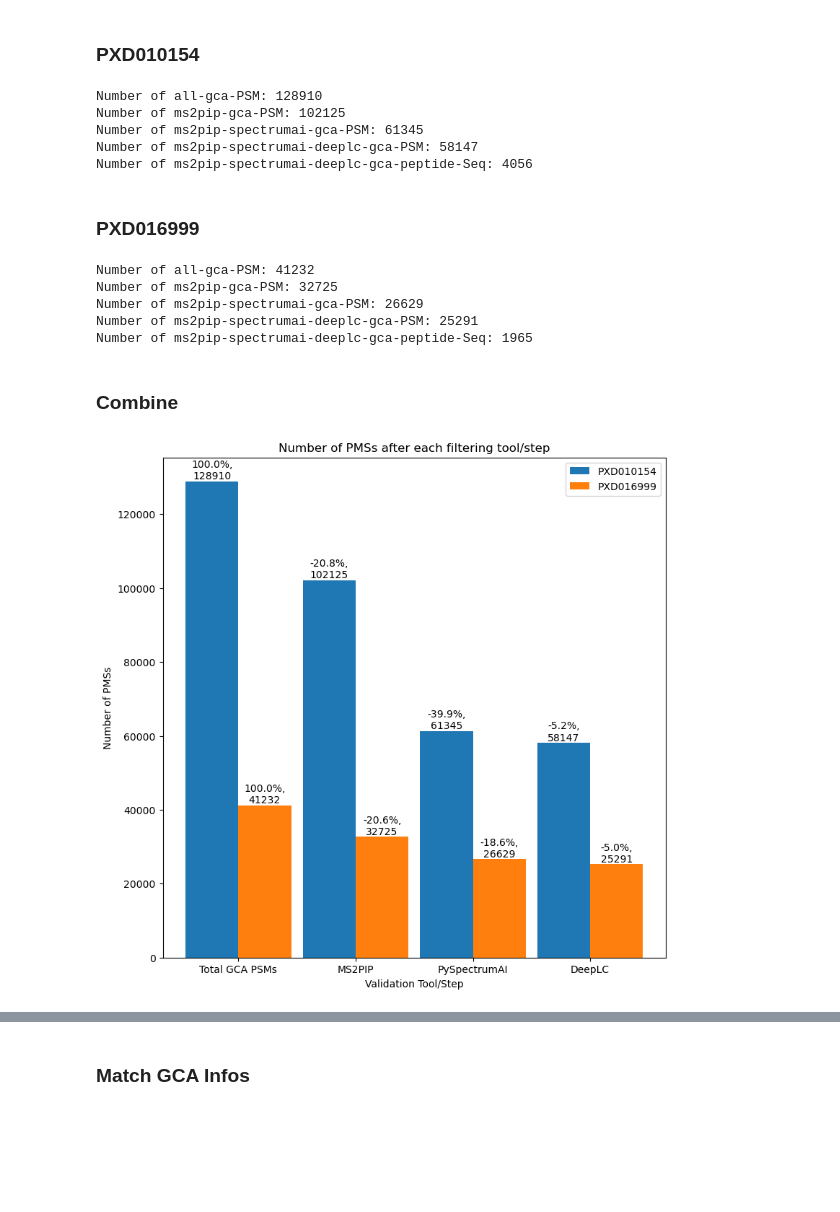
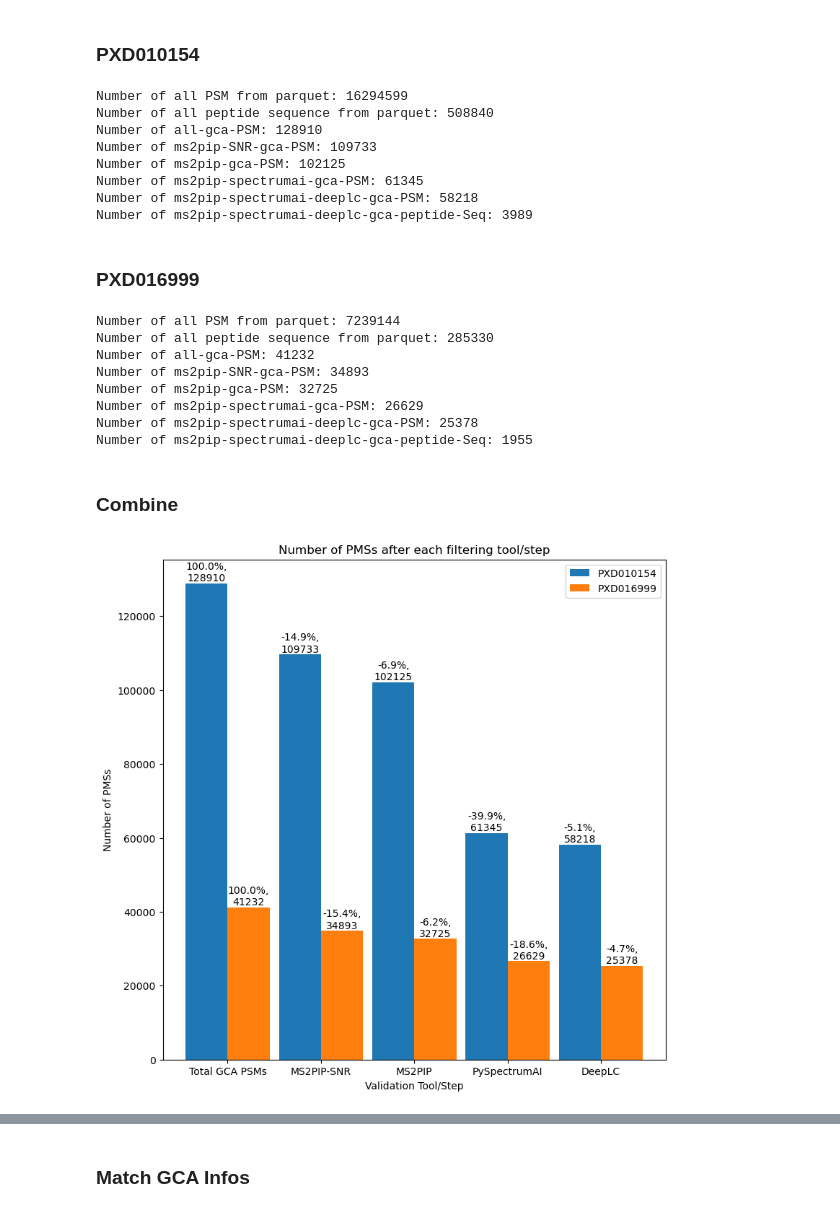
Before and after one commit to bigbio/pgt-pangenome, a Jupyter notebook: count.ipynb, the cells around one changed output, grey strips where cells are left out. Drawn from its saved outputs; the diff is of its cells as text; code cells hidden in the pictures; blank space fills up the shorter version.

```diff
--- a/count.ipynb
+++ b/count.ipynb
@@ -28,8 +74,15 @@ def get_gca_usi_number_from_spectrumai(file):
 # %% [markdown]
 ### PXD010154
 # %%
+all_number_from_parquet1 = get_all_number_from_parquet("PXD010154/sdrf_parquet/PXD010154-1de73bcb-ee3e-4d19-9d8d-da72f11d5fac.psm.parquet", False)
+print("Number of all PSM from parquet: {}".format(all_number_from_parquet1[0]))
+print("Number of all peptide sequence from parquet: {}".format(all_number_from_parquet1[1]))
+
 all_gca_number1 = get_gca_usi_number("PXD010154/to-ms2pip-snr-tables/gca_peptides_for_deeplc.csv.gz")
 print("Number of all-gca-PSM: {}".format(all_gca_number1))
+
+ms2pip_SNR_gca_number1 = get_SNR_number("PXD010154/to-ms2pip-snr-tables/gca_peptides_for_deeplc_ms2pip.csv.gz", 3.52, 15.27)
+print("Number of ms2pip-SNR-gca-PSM: {}".format(ms2pip_SNR_gca_number1))
 
 ms2pip_gca_number1 = get_gca_usi_number("PXD010154/to-ms2pip-snr-tables/gca_peptides_for_deeplc_ms2pip_filtered.csv.gz")
 print("Number of ms2pip-gca-PSM: {}".format(ms2pip_gca_number1))
@@ -43,16 +96,27 @@ print("Number of ms2pip-spectrumai-deeplc-gca-PSM: {}".format(ms2pip_spectrumai_
 ms2pip_spectrumai_deeplc_gca_seq_number1 = get_gca_seq_number("PXD010154/deeplc-tables/PXD010154_deeplc_filtered_95perc.csv.gz")
 print("Number of ms2pip-spectrumai-deeplc-gca-peptide-Seq: {}".format(ms2pip_spectrumai_deeplc_gca_seq_number1))
 # %% [output]
+Number of all PSM from parquet: 16294599
+Number of all peptide sequence from parquet: 508840
 Number of all-gca-PSM: 128910
+Number of ms2pip-SNR-gca-PSM: 109733
 Number of ms2pip-gca-PSM: 102125
 Number of ms2pip-spectrumai-gca-PSM: 61345
-Number of ms2pip-spectrumai-deeplc-gca-PSM: 58147
-Number of ms2pip-spectrumai-deeplc-gca-peptide-Seq: 4056
+Number of ms2pip-spectrumai-deeplc-gca-PSM: 58218
+Number of ms2pip-spectrumai-deeplc-gca-peptide-Seq: 3989
 # %% [markdown]
 ### PXD016999
 # %%
+all_number_from_parquet2 = get_all_number_from_parquet("PXD016999/sdrf_parquet/PXD016999-first-instrument-8b005cd8-d641-4d1e-a085-c92ed045b4da.psm.parquet",
+                                                       "PXD016999/sdrf_parquet/PXD016999-second-instrument-2739df94-8ceb-4033-a8d3-91adba121f3f.psm.parquet")
+print("Number of all PSM from parquet: {}".format(all_number_from_parquet2[0]))
+print("Number of all peptide sequence from parquet: {}".format(all_number_from_parquet2[1]))
+
 all_gca_number2 = get_gca_usi_number("PXD016999/to-ms2pip-snr-tables/gca_peptides_for_deeplc.csv.gz")
 print("Number of all-gca-PSM: {}".format(all_gca_number2))
+
+ms2pip_SNR_gca_number2 = get_SNR_number("PXD016999/to-ms2pip-snr-tables/gca_peptides_for_deeplc_ms2pip.csv.gz", 7.2, 23.01)
+print("Number of ms2pip-SNR-gca-PSM: {}".format(ms2pip_SNR_gca_number2))
 
 ms2pip_gca_number2 = get_gca_usi_number("PXD016999/to-ms2pip-snr-tables/gca_peptides_for_deeplc_ms2pip_filtered.csv.gz")
 print("Number of ms2pip-gca-PSM: {}".format(ms2pip_gca_number2))
@@ -66,17 +130,20 @@ print("Number of ms2pip-spectrumai-deeplc-gca-PSM: {}".format(ms2pip_spectrumai_
 ms2pip_spectrumai_deeplc_gca_seq_number2 = get_gca_seq_number("PXD016999/deeplc-tables/PXD016999_deeplc_filtered_95perc.csv.gz")
 print("Number of ms2pip-spectrumai-deeplc-gca-peptide-Seq: {}".format(ms2pip_spectrumai_deeplc_gca_seq_number2))
 # %% [output]
+Number of all PSM from parquet: 7239144
+Number of all peptide sequence from parquet: 285330
 Number of all-gca-PSM: 41232
+Number of ms2pip-SNR-gca-PSM: 34893
 Number of ms2pip-gca-PSM: 32725
 Number of ms2pip-spectrumai-gca-PSM: 26629
-Number of ms2pip-spectrumai-deeplc-gca-PSM: 25291
-Number of ms2pip-spectrumai-deeplc-gca-peptide-Seq: 1965
+Number of ms2pip-spectrumai-deeplc-gca-PSM: 25378
+Number of ms2pip-spectrumai-deeplc-gca-peptide-Seq: 1955
 # %% [markdown]
 ### Combine
 # %%
-labels = ['Total GCA PSMs', 'MS2PIP', 'PySpectrumAI', 'DeepLC']
-values1 = [all_gca_number1, ms2pip_gca_number1, ms2pip_spectrumai_gca_number1, ms2pip_spectrumai_deeplc_gca_number1]
-values2 = [all_gca_number2, ms2pip_gca_number2, ms2pip_spectrumai_gca_number2, ms2pip_spectrumai_deeplc_gca_number2]
+labels = ['Total GCA PSMs','MS2PIP-SNR', 'MS2PIP', 'PySpectrumAI', 'DeepLC']
+values1 = [all_gca_number1, ms2pip_SNR_gca_number1 ,ms2pip_gca_number1, ms2pip_spectrumai_gca_number1, ms2pip_spectrumai_deeplc_gca_number1]
+values2 = [all_gca_number2, ms2pip_SNR_gca_number2 ,ms2pip_gca_number2, ms2pip_spectrumai_gca_number2, ms2pip_spectrumai_deeplc_gca_number2]
 
 x = np.arange(len(labels))
 plt.figure(figsize=(9,9))
@@ -84,31 +151,31 @@ bar_width = 0.45
 bars1 = plt.bar(x - bar_width/2, values1, width=bar_width, align='center', label='PXD010154')
 bars2 = plt.bar(x + bar_width/2, values2, width=bar_width, align='center', label='PXD016999')
 
 plt.title('Number of PMSs after each filtering tool/step')
 plt.xlabel('Validation Tool/Step')
 plt.ylabel('Number of PMSs')
 plt.xticks(x, labels)
 plt.legend()
 for i,bar in enumerate(bars1):
     num = bar.get_height()
     if i == 0:
         s = "{},\n{}".format("{:.1%}".format(1),num)
         pre = num
     else:
         percentile = (pre - num)/pre
         s = "-{},\n{}".format("{:.1%}".format(percentile),num)
         pre = num
     plt.text(bar.get_x() + bar.get_width()/2, num, s, ha='center', va='bottom')
 for i,bar in enumerate(bars2):
     num = bar.get_height()
     if i == 0:
         s = "{},\n{}".format("{:.1%}".format(1),num)
         pre = num
     else:
         percentile = (pre - num)/pre
         s = "-{},\n{}".format("{:.1%}".format(percentile),num)
         pre = num
     plt.text(bar.get_x() + bar.get_width()/2, num, s, ha='center', va='bottom')
 plt.savefig('count-plots/filter_count-plot.svg', format='svg')
 # %% [output]
-[figure, old version]
+[figure, new version]
```
Also changed, not shown: parts of 79 cells of this notebook, 2 other files.
